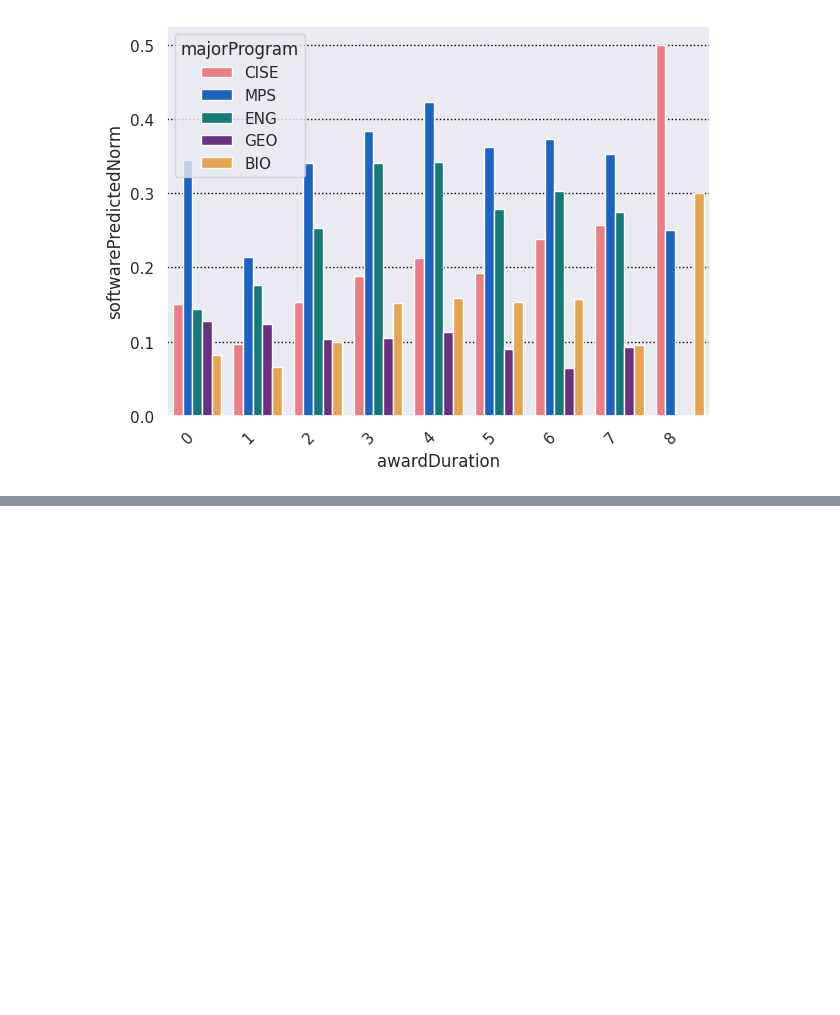
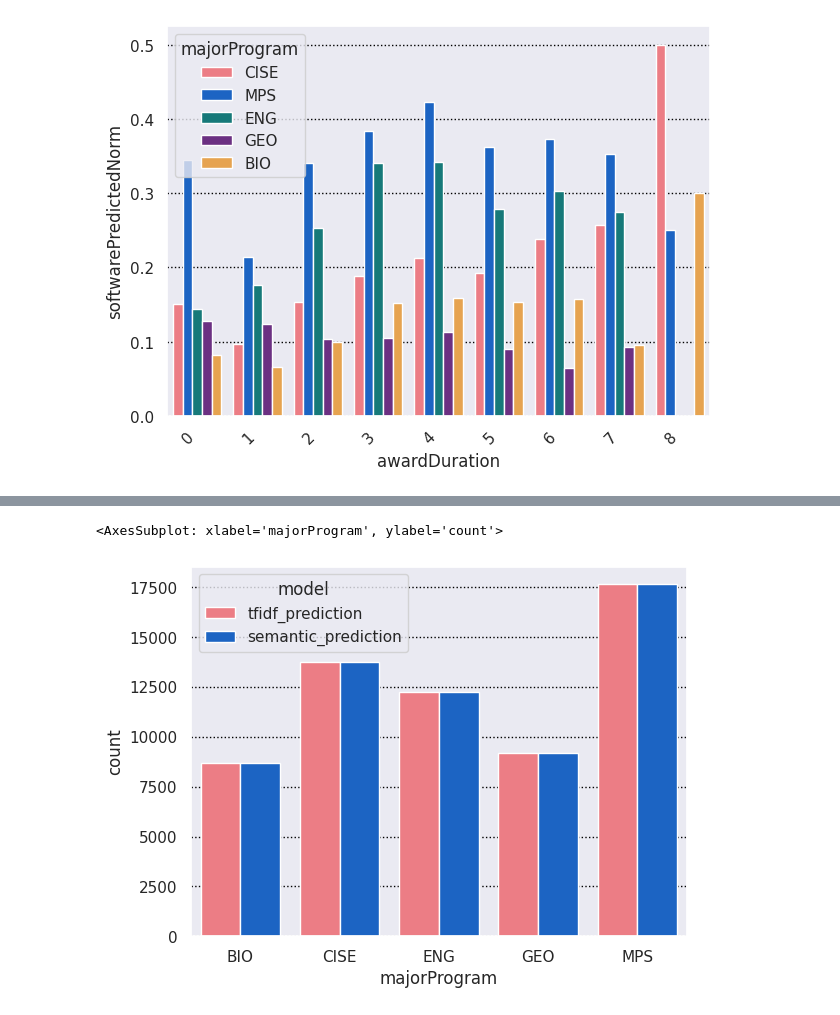
Before and after one commit to si2-urssi/eager, a Jupyter notebook: eda.ipynb, the cells around one changed output, grey strips where cells are left out. Saved outputs shown, nothing was run; the diff lists cells and outputs as text; code cells hidden in the pictures; blank space fills up the shorter version.

```diff
--- a/eda.ipynb
+++ b/eda.ipynb
@@ -381,0 +384,8 @@ plt.tight_layout()
+# %%
+# Normalize
+long_form = df[["majorProgram", "tfidf_prediction", "semantic_prediction"]].melt(
+    id_vars="majorProgram",
+    var_name="model",
+    value_vars=["tfidf_prediction", "semantic_prediction"],
+)
+long_form
@@ -381,0 +406,9 @@ plt.tight_layout()
+# %%
+sns.countplot(
+    long_form,
+    x="majorProgram",
+    hue="model",
+)
+# %% [output]
+<AxesSubplot: xlabel='majorProgram', ylabel='count'>
+[figure, added]
```
Also changed, not shown: parts of 2 cells of this notebook.
